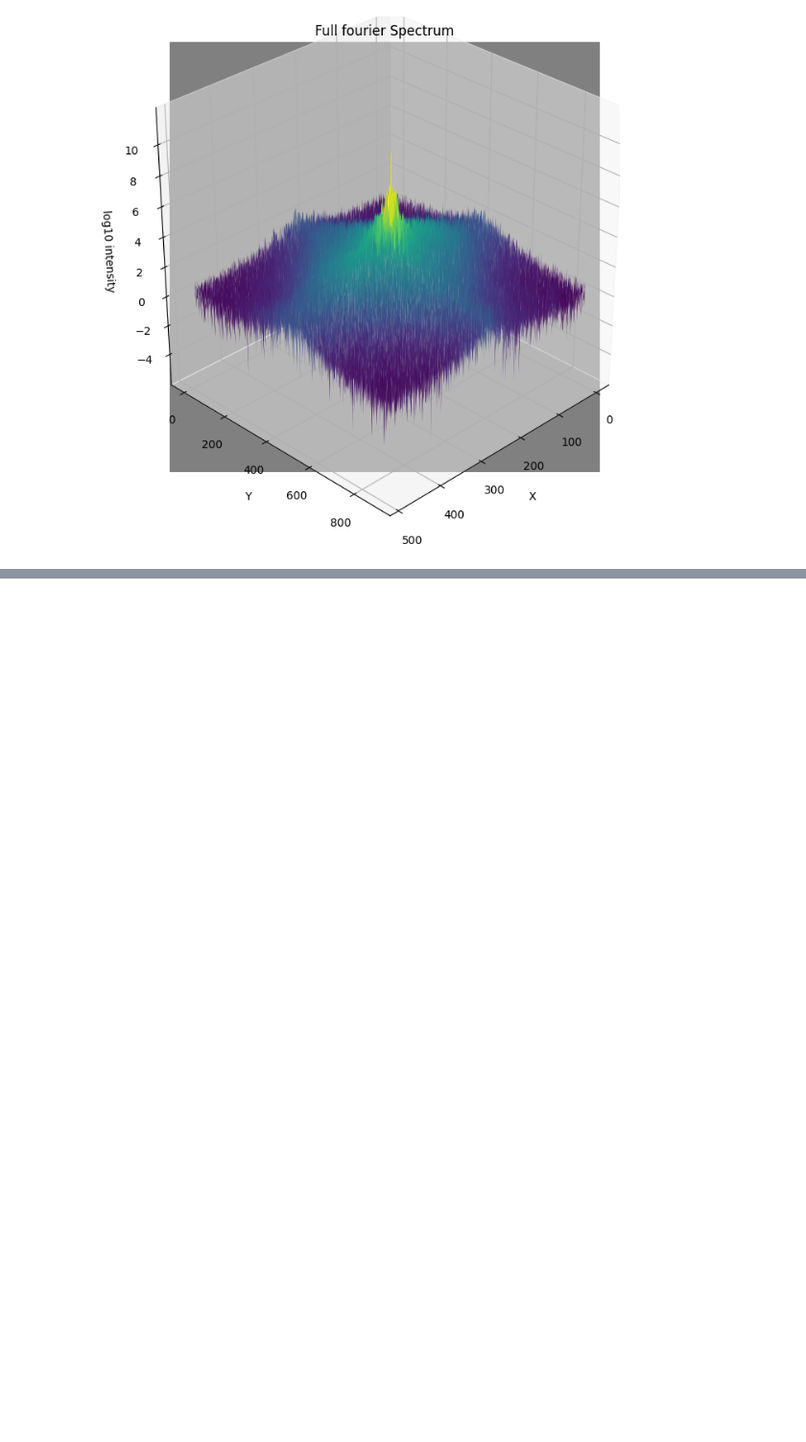
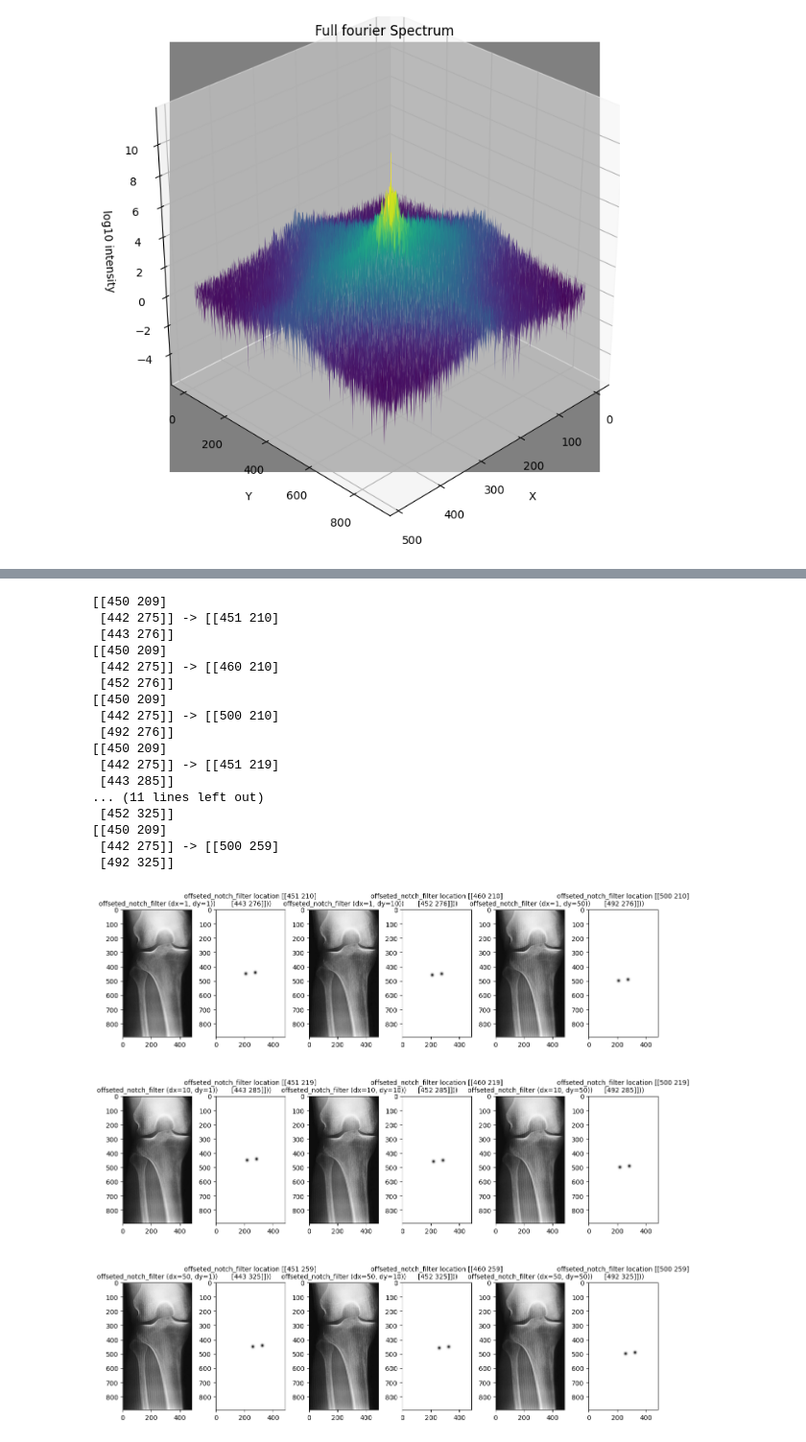
Before and after one commit to qiwen98/IntroToImagingScience, a Jupyter notebook: assignment_1/q3.ipynb, the cells around one changed output, grey strips where cells are left out. Shown at 96% size. Saved outputs shown, nothing was run; the diff lists cells and outputs as text; code cells hidden in the pictures; blank space fills up the shorter version.

```diff
--- a/assignment_1/q3.ipynb
+++ b/assignment_1/q3.ipynb
@@ -266,0 +313,26 @@ plt.show()
+# %%
+y_shift = [1,10,50]
+x_shift = [1,10,50]
+
+results_2= compare_different_peak_location(image,peaks,f_transform, 7, y_shift, x_shift)
+plot_offsets_results(results_2)
+plt.show()
+# %% [output]
+[[450 209]
+ [442 275]] -> [[451 210]
+ [443 276]]
+[[450 209]
+ [442 275]] -> [[460 210]
+ [452 276]]
+[[450 209]
+ [442 275]] -> [[500 210]
+ [492 276]]
+[[450 209]
+ [442 275]] -> [[451 219]
+ [443 285]]
+... (11 lines left out)
+ [452 325]]
+[[450 209]
+ [442 275]] -> [[500 259]
+ [492 325]]
+[figure, added]
```
Also changed, not shown: parts of 3 cells of this notebook, 8 other files.
